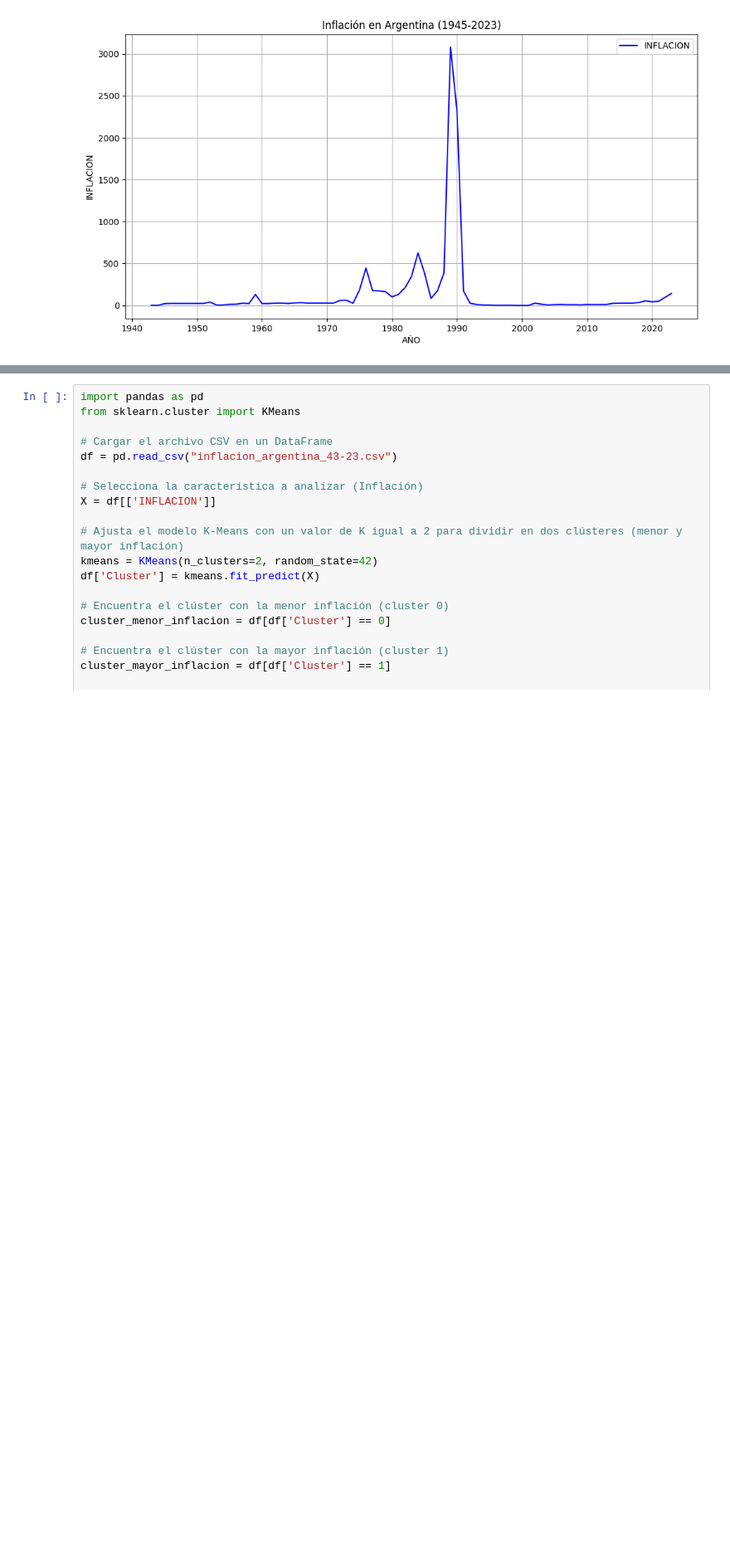
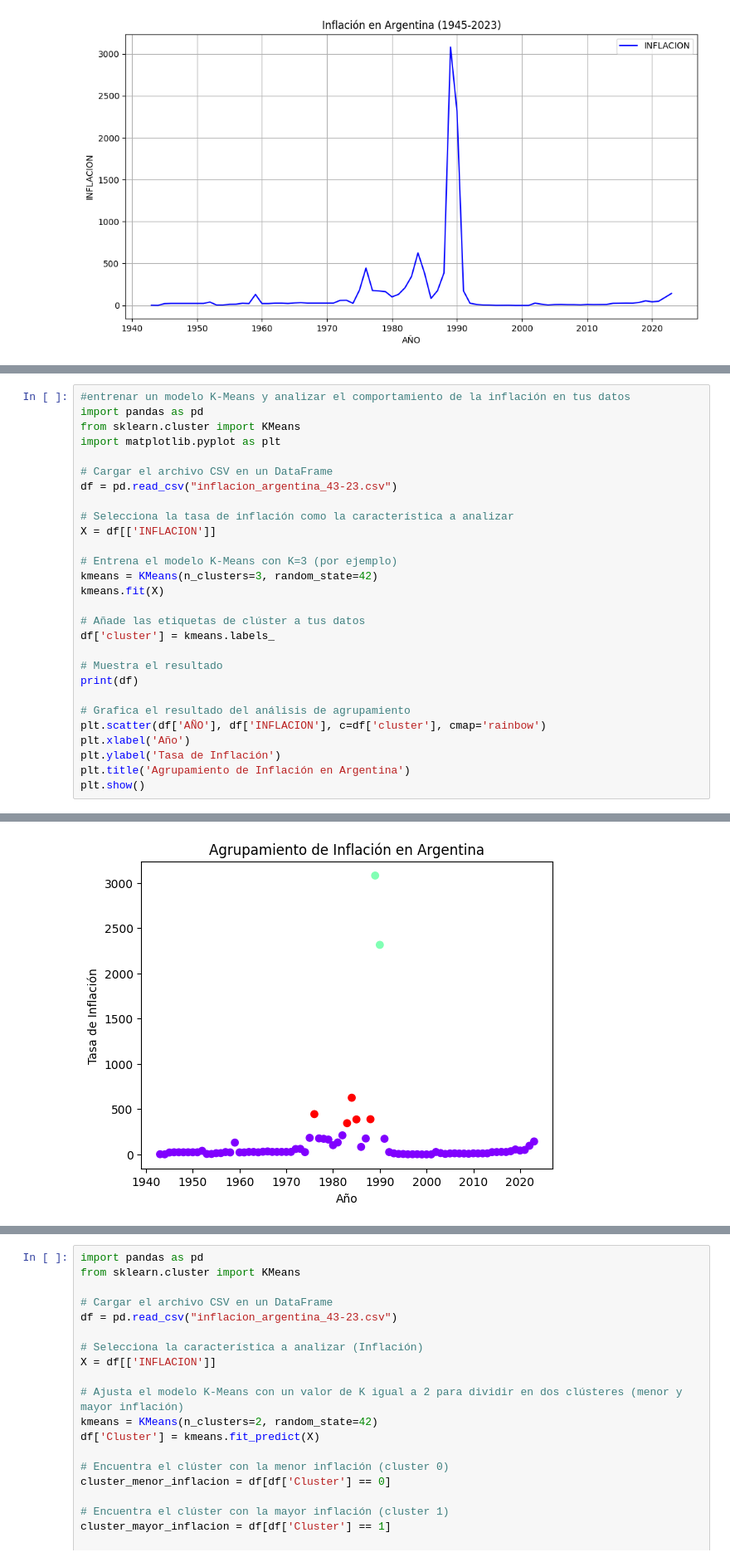
Before and after one commit to garciarubi/Grupo19-PP1, a Jupyter notebook: inflacionPIB.ipynb, the cells around one changed output, grey strips where cells are left out. Shown: that part at 83% size. Drawn from its saved outputs; the diff is of its cells as text; blank space fills up the shorter version.

```diff
--- a/inflacionPIB.ipynb
+++ b/inflacionPIB.ipynb
@@ -73,0 +114,29 @@ plt.show()
+# %%
+#entrenar un modelo K-Means y analizar el comportamiento de la inflación en tus datos
+import pandas as pd
+from sklearn.cluster import KMeans
+import matplotlib.pyplot as plt
+
+# Cargar el archivo CSV en un DataFrame
+df = pd.read_csv("inflacion_argentina_43-23.csv")
+
+# Selecciona la tasa de inflación como la característica a analizar
+X = df[['INFLACION']]
+
+# Entrena el modelo K-Means con K=3 (por ejemplo)
+kmeans = KMeans(n_clusters=3, random_state=42)
+kmeans.fit(X)
+
+# Añade las etiquetas de clúster a tus datos
+df['cluster'] = kmeans.labels_
+
+# Muestra el resultado
+print(df)
+
+# Grafica el resultado del análisis de agrupamiento
+plt.scatter(df['AÑO'], df['INFLACION'], c=df['cluster'], cmap='rainbow')
+plt.xlabel('Año')
+plt.ylabel('Tasa de Inflación')
+plt.title('Agrupamiento de Inflación en Argentina')
+plt.show()
+# %% [output]
@@ -73,0 +160 @@ plt.show()
+[figure, added]
```
Also changed, not shown: parts of 7 cells of this notebook.
